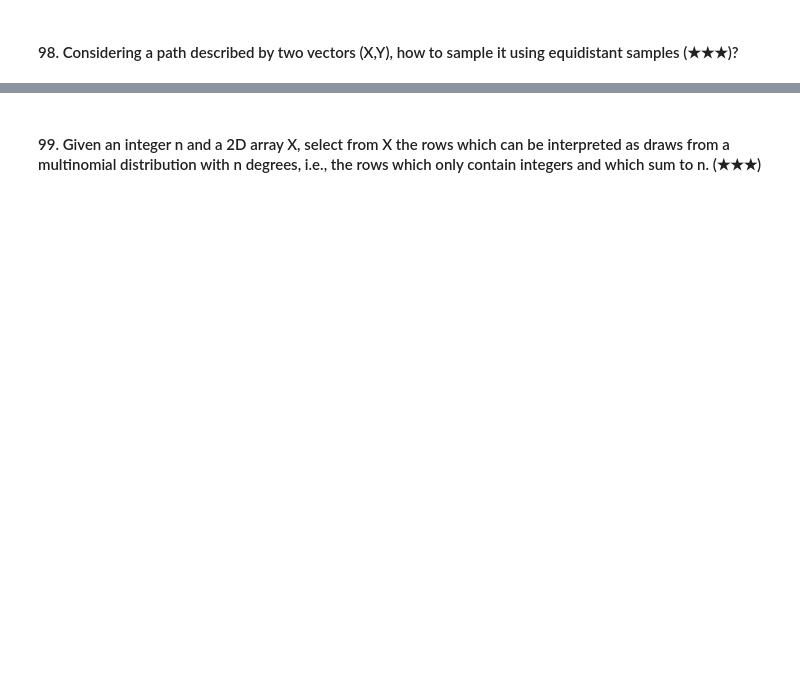
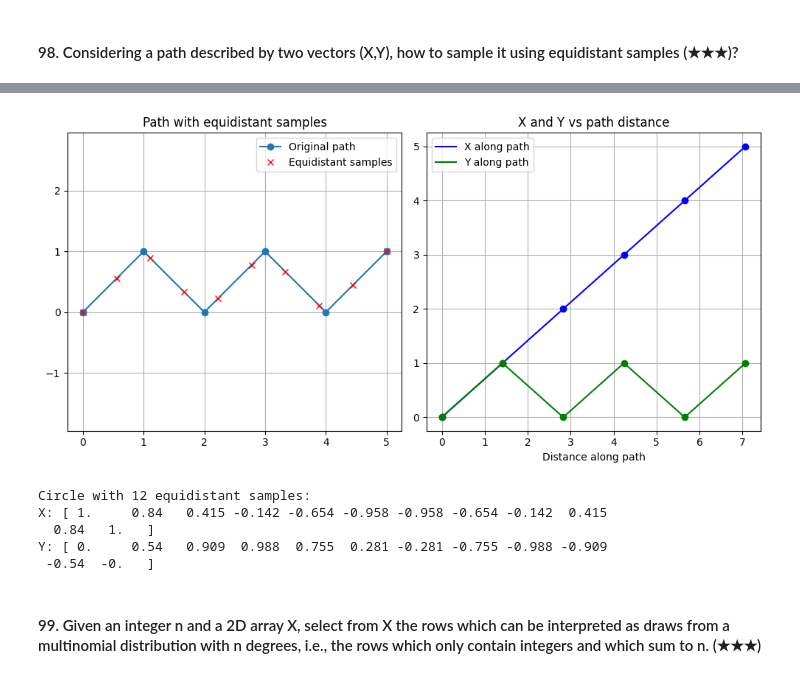
Before and after one commit to WillardDev/Python_Data_Analysis, a Jupyter notebook: Numpy5.ipynb, the cells around one changed output, grey strips where cells are left out. Saved outputs shown, nothing was run; the diff lists cells and outputs as text; code cells hidden in the pictures; blank space fills up the shorter version.

```diff
--- a/Numpy5.ipynb
+++ b/Numpy5.ipynb
@@ -1078,2 +2016,75 @@ NumPy's built-in rank (A2): 5
 # %% [markdown]
 #### 98. Considering a path described by two vectors (X,Y), how to sample it using equidistant samples (★★★)?
+# %%
+def sample_equidistant(X, Y, n_samples):
+    """Sample a path at equidistant intervals."""
+    # Compute cumulative distance along path
+    dx = np.diff(X)
+    dy = np.diff(Y)
+    distances = np.sqrt(dx**2 + dy**2)
+    cumulative_dist = np.concatenate([[0], np.cumsum(distances)])
+    total_dist = cumulative_dist[-1]
+
+    # Desired distances for sampling
+    sample_dists = np.linspace(0, total_dist, n_samples)
+
+    # Interpolate at sample points
+    X_sample = np.interp(sample_dists, cumulative_dist, X)
+    Y_sample = np.interp(sample_dists, cumulative_dist, Y)
+
+    return X_sample, Y_sample, cumulative_dist
+
+# Create a path
+X = np.array([0, 1, 2, 3, 4, 5])
+Y = np.array([0, 1, 0, 1, 0, 1])
+
+print("Path points:")
+print("X:", X)
+print("Y:", Y)
+
+X_sample, Y_sample, cum_dist = sample_equidistant(X, Y, 10)
+print(f"\n{len(X_sample)} equidistant samples:")
+print("X:", X_sample.round(3))
+print("Y:", Y_sample.round(3))
+
+# Plot the path (if matplotlib is available)
+try:
+    import matplotlib.pyplot as plt
+
+    plt.figure(figsize=(10, 5))
+
+    # Original path
+    plt.subplot(1, 2, 1)
+    plt.plot(X, Y, 'o-', label='Original path')
+    plt.plot(X_sample, Y_sample, 'rx', label='Equidistant samples')
+    plt.legend()
+    plt.grid(True)
+    plt.title('Path with equidistant samples')
+    plt.axis('equal')
+
+    # Distance along path
+    plt.subplot(1, 2, 2)
+    plt.plot(cum_dist, X, 'b-', label='X along path')
+    plt.plot(cum_dist, Y, 'g-', label='Y along path')
+    plt.plot(cum_dist, X, 'bo')
+    plt.plot(cum_dist, Y, 'go')
+    plt.xlabel('Distance along path')
+    plt.grid(True)
+    plt.title('X and Y vs path distance')
+    plt.legend()
+
+    plt.tight_layout()
+    plt.show()
+except ImportError:
+    pass
+
+# Create a circular path
+theta = np.linspace(0, 2*np.pi, 50)
+X_circle = np.cos(theta)
+Y_circle = np.sin(theta)
+
+X_sample_circle, Y_sample_circle, _ = sample_equidistant(X_circle, Y_circle, 12)
+print(f"\nCircle with {len(X_sample_circle)} equidistant samples:")
+print("X:", X_sample_circle.round(3))
+print("Y:", Y_sample_circle.round(3))
+# %% [output]
@@ -1080,2 +2098,8 @@ NumPy's built-in rank (A2): 5
+[figure, added]
+Circle with 12 equidistant samples:
+X: [ 1.     0.84   0.415 -0.142 -0.654 -0.958 -0.958 -0.654 -0.142  0.415
+  0.84   1.   ]
+Y: [ 0.     0.54   0.909  0.988  0.755  0.281 -0.281 -0.755 -0.988 -0.909
+ -0.54  -0.   ]
 # %% [markdown]
 #### 99. Given an integer n and a 2D array X, select from X the rows which can be interpreted as draws from a multinomial distribution with n degrees, i.e., the rows which only contain integers and which sum to n. (★★★)
```
Also changed, not shown: parts of 18 cells of this notebook.
